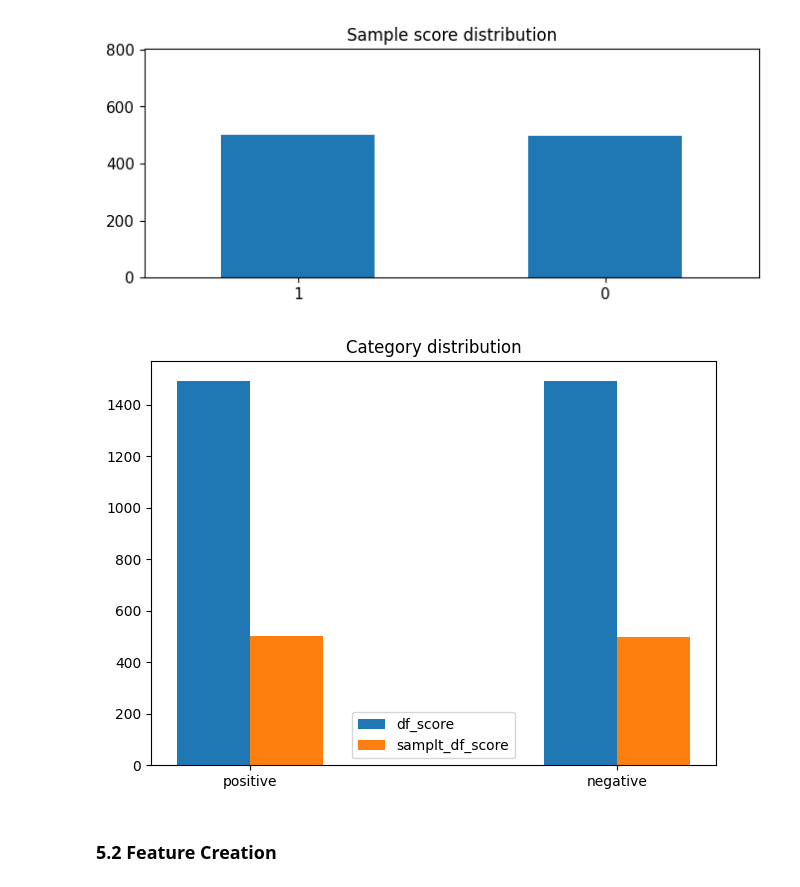
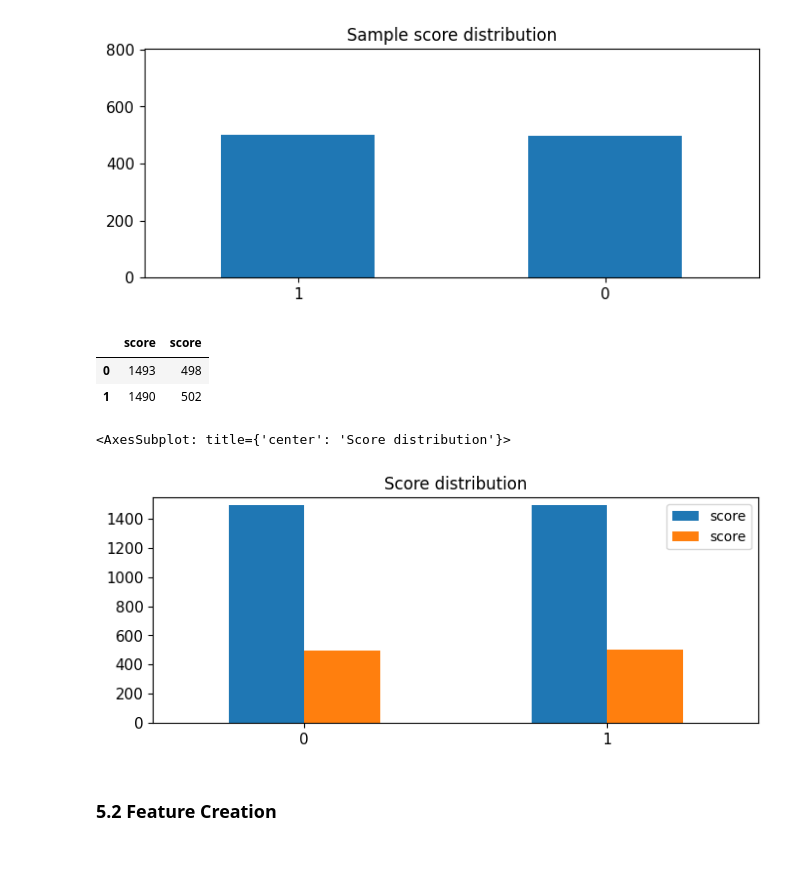
Before and after one commit to Judy-Hsieh/DM2022-Lab1-Homework, a Jupyter notebook: DM2022-Lab1-Homework.ipynb, the cells around one changed output. Cells and saved outputs as stored; diff of their text form; code cells hidden in the pictures; blank space fills up the shorter version.

```diff
--- a/DM2022-Lab1-Homework.ipynb
+++ b/DM2022-Lab1-Homework.ipynb
@@ -448,42 +455,24 @@ df_sample.score.value_counts().plot(kind = 'bar',
 # %% [output]
 <AxesSubplot: title={'center': 'Sample score distribution'}>
 [figure]
-# %%
-# 使用 side-by-side comparison 長條圖
-# 比較 原始資料 & 採樣資料
-import numpy as np
-labels = ['positive', 'negative']
-bar_df = df.score.value_counts().tolist()
-bar_sample_df = df_sample.score.value_counts().tolist()
-
-# label locations
-x = np.arange(len(labels))
-# width of the bars
-width = 0.2
-
-fig, ax = plt.subplots()
-ax.bar(x - width/2, bar_df, width, label='df_score')
-ax.bar(x + width/2, bar_sample_df, width, label='samplt_df_score')
-
-# Add some text for figure title and custom x-axis tick labels, etc.
-ax.set_title('Category distribution')
-ax.set_xticks(x)
-ax.set_xticklabels(labels)
-ax.legend()
-
-rects = ax.patches
-bar_labels = []
-for rect, label in zip(rects, bar_labels):
-    height = max(df.score.value_counts() + 300)
-    ax.text(
-        rect.get_x() + rect.get_width() / 2, height + 5, label, ha="center", va="bottom"
-    )
-
-
-fig.tight_layout()
-plt.show()
-# %% [output]
-[figure, removed]
+# %%
+# 將兩筆資料合併(col 合併)
+merge_df_sample = pd.concat((df.score.value_counts(), df_sample.score.value_counts()),
+                           axis=1,sort=False)
+merge_df_sample
+# %% [output]
+|  | score | score |
+| 0 | 1493 | 498 |
+| 1 | 1490 | 502 |
+# %%
+# 畫圖
+merge_df_sample.plot(kind = 'bar',
+                    title = 'Score distribution',
+                    ylim = [0, max(df.score.value_counts() + 50)],
+                    rot = 0, fontsize = 11, figsize = (8,3))
+# %% [output]
+<AxesSubplot: title={'center': 'Score distribution'}>
+[figure, added]
 # %% [markdown]
 ### 5.2 Feature Creation
 # %%
```
Also changed, not shown: parts of 8 cells of this notebook, 25 other files.
